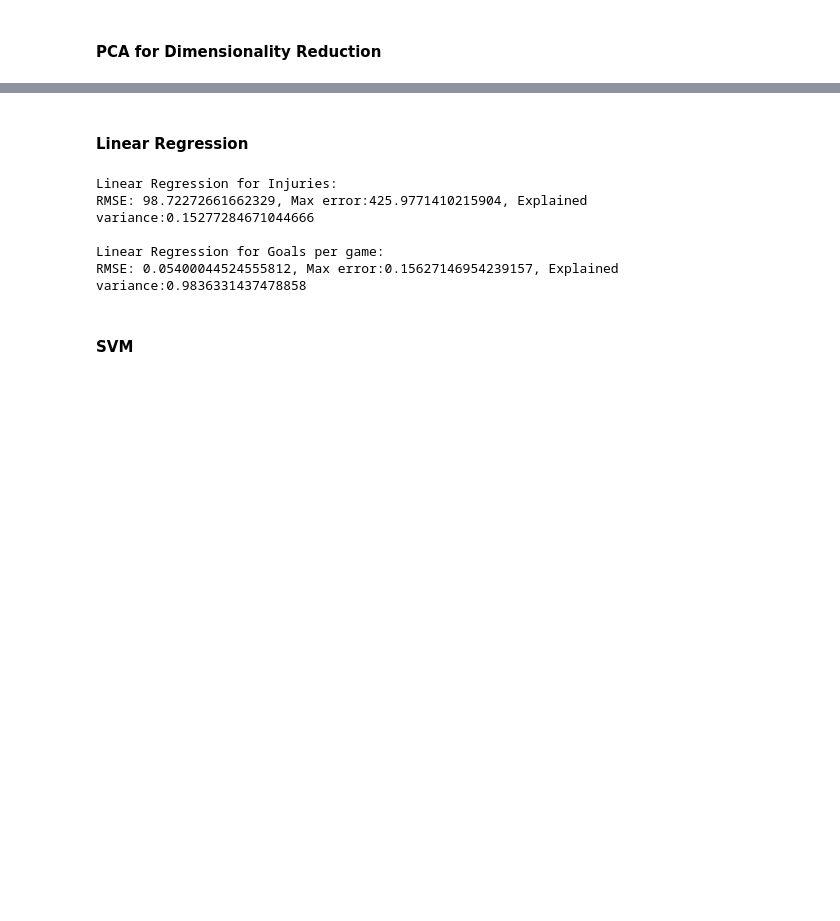
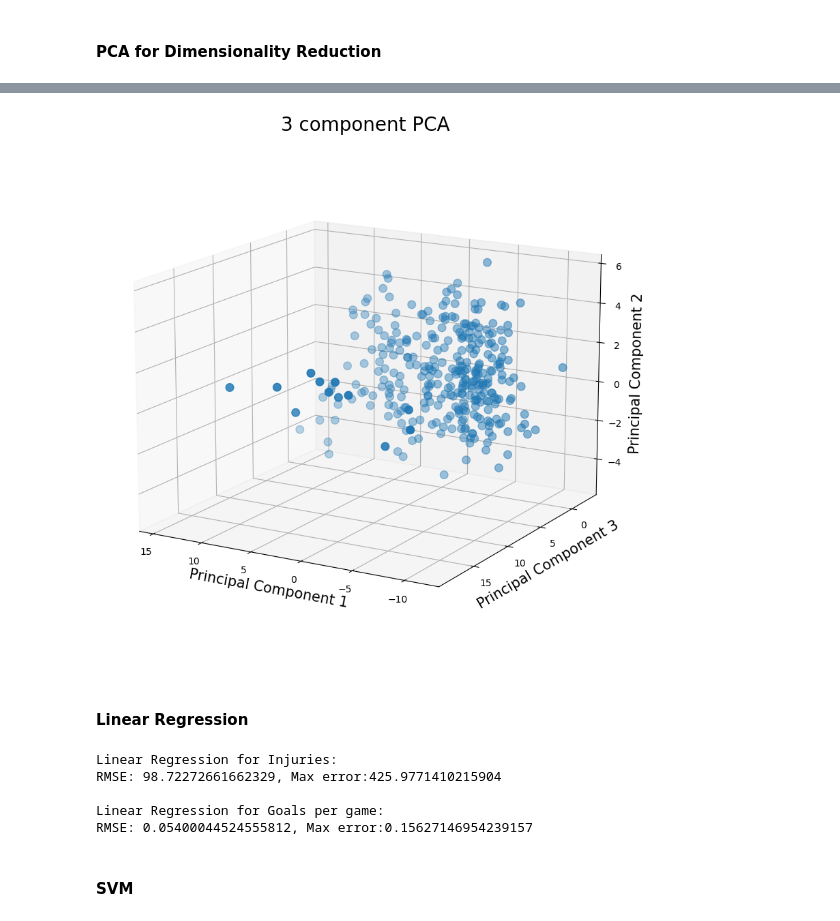
Before and after one commit to Yashuchirag/team_pressing_project, a Jupyter notebook: src/team_pressing.ipynb, the cells around one changed output, grey strips where cells are left out. Saved outputs shown, nothing was run; the diff lists cells and outputs as text; code cells hidden in the pictures; blank space fills up the shorter version.

```diff
--- a/src/team_pressing.ipynb
+++ b/src/team_pressing.ipynb
@@ -266,0 +279,2 @@ X_test_pca = pca.transform(X_test_scaled)
+# %%
+X_train_Df = pd.DataFrame(data = X_train_pca)
@@ -267,2 +297,25 @@ X_test_pca = pca.transform(X_test_scaled)
+# %%
+fig = plt.figure(figsize = (12,10))
+ax = fig.add_subplot(1,1,1,  projection='3d')
+ax.set_xlabel('Principal Component 1', fontsize = 15)
+ax.set_ylabel('Principal Component 3', fontsize = 15)
+ax.set_zlabel('Principal Component 2', fontsize = 15)
+ax.set_title('3 component PCA', fontsize = 20)
+
+# targetsName = ['MALE', 'FEMALE']
+
+# targets = list(df['Property Class'].unique())
+# colors = ['orange', 'g', 'blue']
+# colors = ['#FFA500', '#90EE90', '#006400', '#87CEEB', '#4169E1', '#000080', '#40E0D0']
+
+ax.scatter(  X_train_Df.loc[:,0]
+               , X_train_Df.loc[:,1]
+               , X_train_Df.loc[:,2]
+               , s = 70)
+
+ax.grid()
+ax.view_init(15, 120)  # ax.view_init(elev, azim)
+# %% [output]
+[figure, added]
 # %% [markdown]
 #### Linear Regression
@@ -282,13 +335,13 @@ train_evaluate(LinearRegression(), X_train_pca, y_train_injuries, X_test_pca, y_
 
 # Linear Regression for team rank
 print("Linear Regression for Goals per game:")
-train_evaluate(LinearRegression(), X_train_pca, y_train_rank, X_test_pca, y_test_rank)
+train_evaluate(LinearRegression(), X_train_pca, y_train_gpg, X_test_pca, y_test_gpg)
 # %% [output]
 Linear Regression for Injuries:
-RMSE: 98.72272661662329, Max error:425.9771410215904, Explained variance:0.15277284671044666
+RMSE: 98.72272661662329, Max error:425.9771410215904
 
 Linear Regression for Goals per game:
-RMSE: 0.05400044524555812, Max error:0.15627146954239157, Explained variance:0.9836331437478858
+RMSE: 0.05400044524555812, Max error:0.15627146954239157
 # %% [markdown]
 #### SVM
 # %%
```
Also changed, not shown: parts of 12 cells of this notebook.
